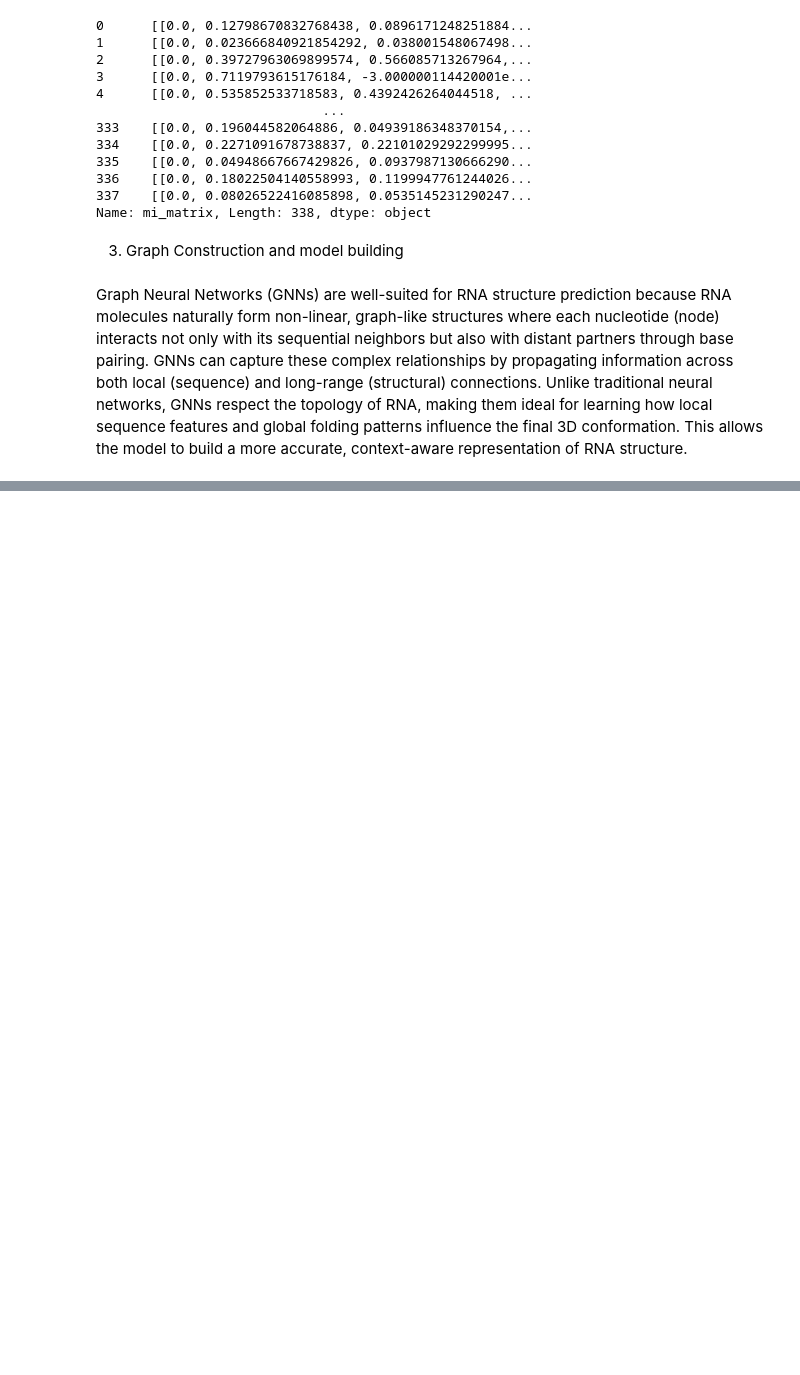
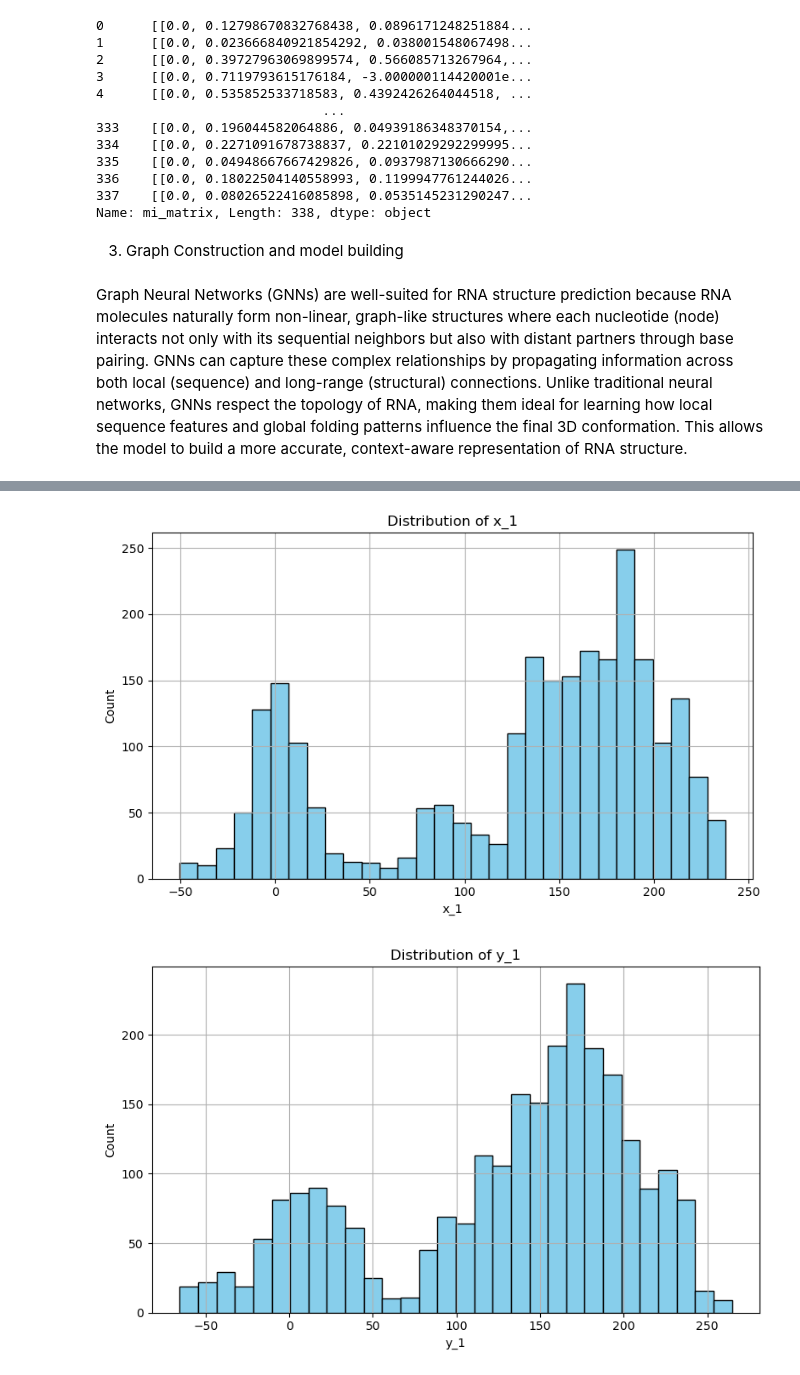
Before and after one commit to shendong124/Springboard, a Jupyter notebook: Capstone03/Capstone 3.ipynb, the cells around one changed output, grey strips where cells are left out. Drawn from its saved outputs; the diff is of its cells as text; code cells hidden in the pictures; blank space fills up the shorter version.

```diff
--- a/Capstone03/Capstone 3.ipynb
+++ b/Capstone03/Capstone 3.ipynb
@@ -501,6 +504,7 @@ msa_features = process_msa_folder(msa_folder)
 ✅ Processed 4V6D_AV.MSA.fasta (550)
 ✅ Processed 2OM7_A.MSA.fasta (551)
 # %%
-with open("/Users/shendong/Desktop/Springboard/Capstone03/msa_features_checkpoint.pkl", "rb") as f:
+import os, pickle
+with open("/Users/shendong/Desktop/Springboard_local/stanford-rna-3d-folding/msa_features_checkpoint.pkl", "rb") as f:
     msa_features = pickle.load(f)
 # %%
@@ -946,0 +976,7 @@ TM-scores saved to tm_scores.csv
+# %%
+invalid_value = -1.0e18
+columns_to_check = ['x_1', 'y_1', 'z_1']
+
+df_validation_label = df_validation_label[
+    ~df_validation_label[columns_to_check].isin([invalid_value]).any(axis=1)
+]
@@ -946,0 +987,11 @@ TM-scores saved to tm_scores.csv
+# %%
+#Standardization of the coordinates
+# Distribution of the coordinates values in the labels csv
+columns = ['x_1', 'y_1', 'z_1']
+
+for col in columns:
+    mean = df_validation_label[col].mean()
+    std = df_validation_label[col].std()
+    df_validation_label[f'{col}_std'] = (df_validation_label[col] - mean) / (std + 1e-8)
+
+df_validation_label.head()
@@ -946,0 +1011,7 @@ TM-scores saved to tm_scores.csv
+# %%
+columns = ['x_1', 'y_1', 'z_1']
+for col in columns:
+    distribution(col, df_validation_label)
+# %% [output]
+[figure, added]
+[figure, added]
```
Also changed, not shown: parts of 75 cells of this notebook, 1 other file.
